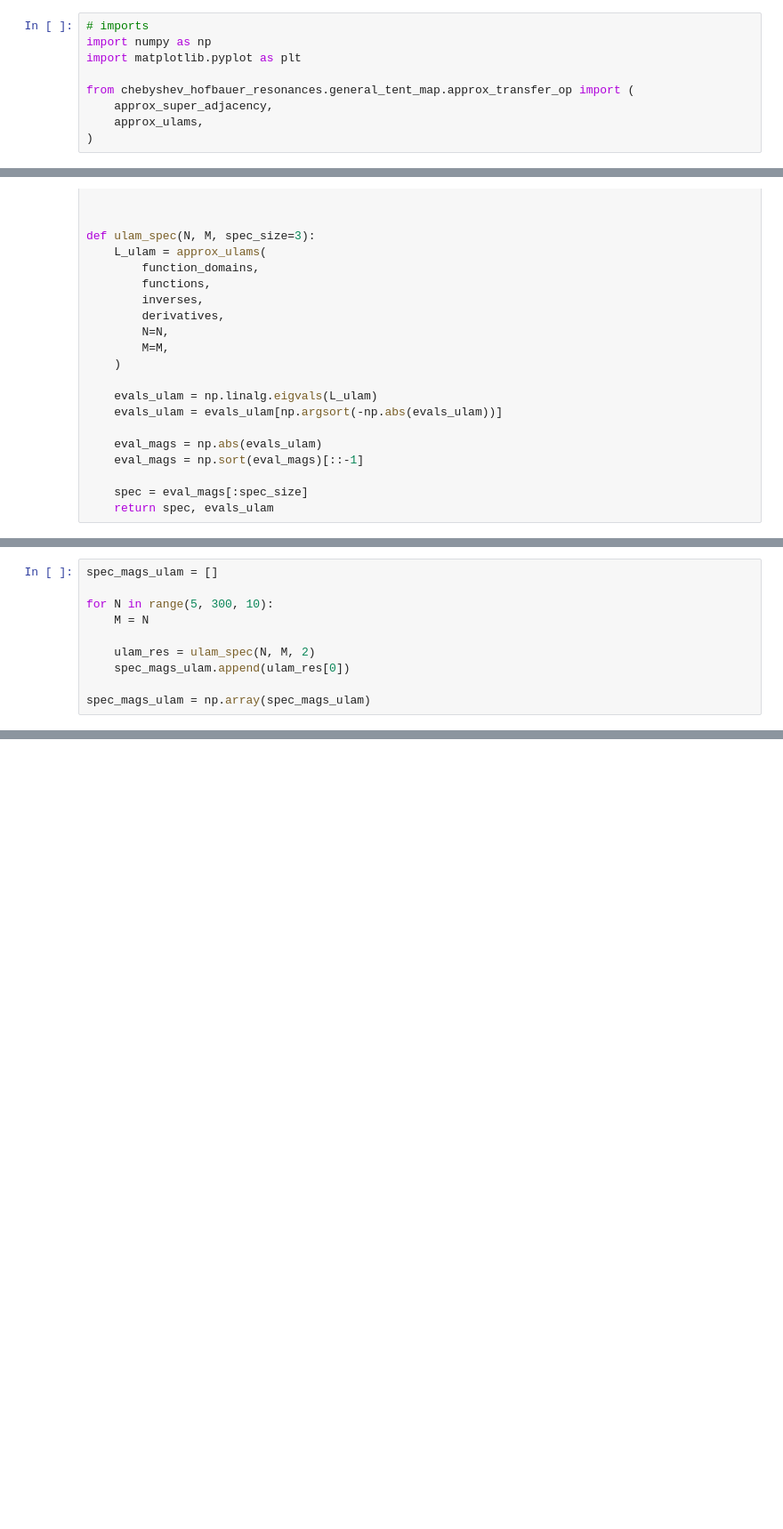
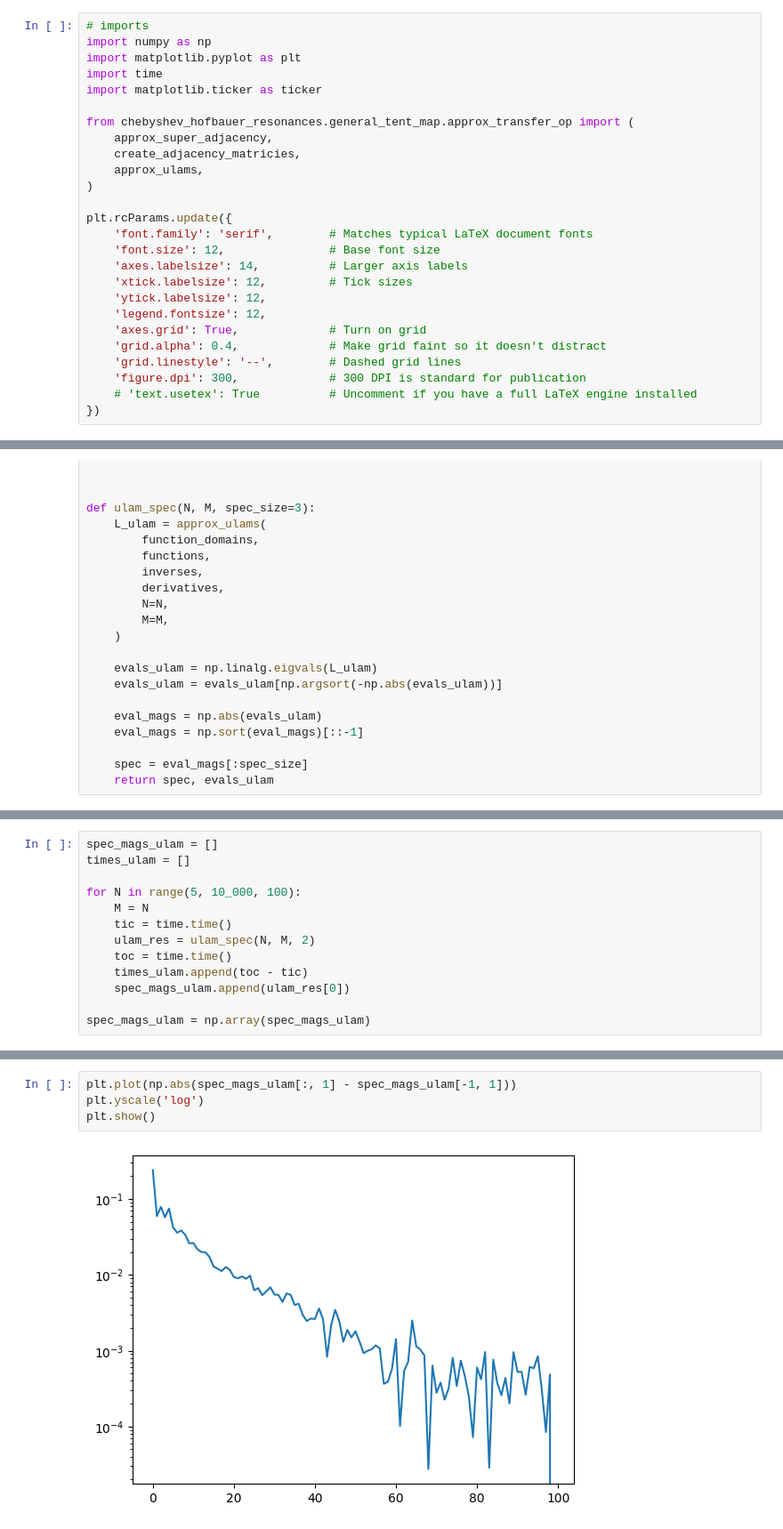
Before and after one commit to dbruwel/chebyshev-hofbauer-resonances, a Jupyter notebook: experiments/notebooks/general_tent_map/accuracy_analysis.ipynb, the cells around one changed output, grey strips where cells are left out. Shown at 89% size. Cells and saved outputs as stored; diff of their text form; blank space fills up the shorter version.

```diff
--- a/experiments/notebooks/general_tent_map/accuracy_analysis.ipynb
+++ b/experiments/notebooks/general_tent_map/accuracy_analysis.ipynb
@@ -2,10 +2,27 @@
 # imports
 import numpy as np
 import matplotlib.pyplot as plt
+import time
+import matplotlib.ticker as ticker
 
 from chebyshev_hofbauer_resonances.general_tent_map.approx_transfer_op import (
     approx_super_adjacency,
+    create_adjacency_matricies,
     approx_ulams,
 )
+
+plt.rcParams.update({
+    'font.family': 'serif',        # Matches typical LaTeX document fonts
+    'font.size': 12,               # Base font size
+    'axes.labelsize': 14,          # Larger axis labels
+    'xtick.labelsize': 12,         # Tick sizes
+    'ytick.labelsize': 12,
+    'legend.fontsize': 12,
+    'axes.grid': True,             # Turn on grid
+    'grid.alpha': 0.4,             # Make grid faint so it doesn't distract
+    'grid.linestyle': '--',        # Dashed grid lines
+    'figure.dpi': 300,             # 300 DPI is standard for publication
+    # 'text.usetex': True          # Uncomment if you have a full LaTeX engine installed
+})
 # %%
 # function definition
@@ -70,10 +145,13 @@ spec_mags = np.array(spec_mags)
 # %%
 spec_mags_ulam = []
+times_ulam = []
 
-for N in range(5, 300, 10):
+for N in range(5, 10_000, 100):
     M = N
-
+    tic = time.time()
     ulam_res = ulam_spec(N, M, 2)
+    toc = time.time()
+    times_ulam.append(toc - tic)
     spec_mags_ulam.append(ulam_res[0])
 
 spec_mags_ulam = np.array(spec_mags_ulam)
@@ -88,0 +162,6 @@ plt.axhline(ulam_res[0][1])
+# %%
+plt.plot(np.abs(spec_mags_ulam[:, 1] - spec_mags_ulam[-1, 1]))
+plt.yscale('log')
+plt.show()
+# %% [output]
+[figure, added]
```
Also changed, not shown: parts of 18 cells of this notebook, 11 other files.
